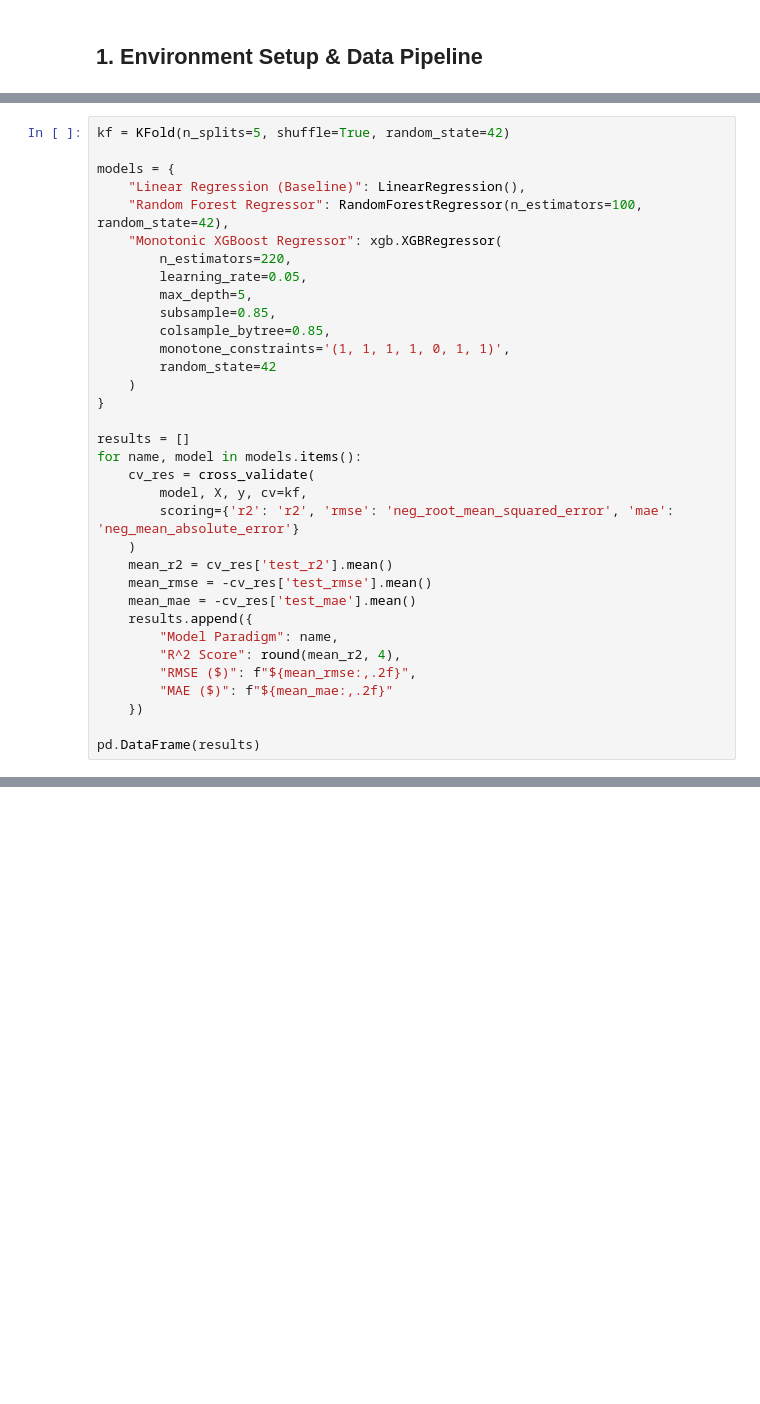
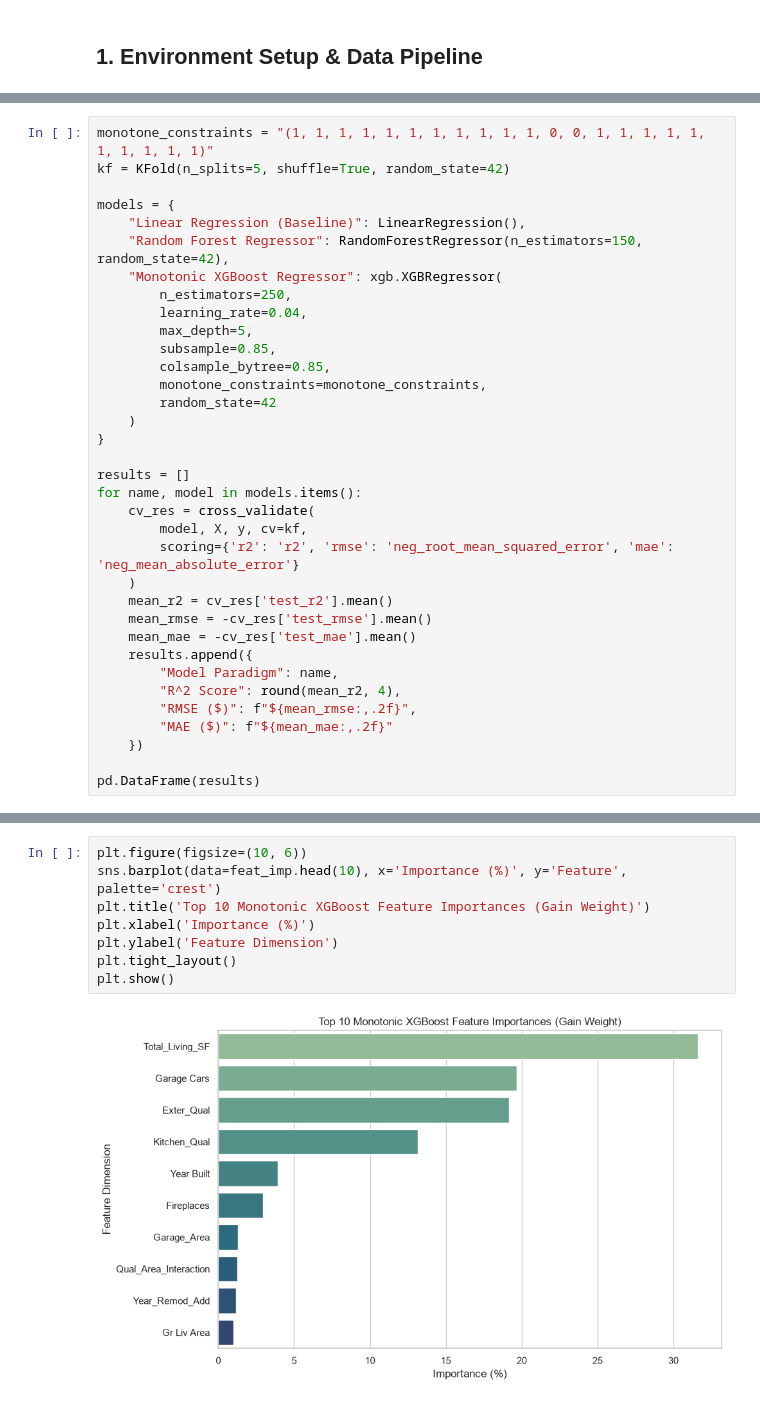
Before and after one commit to akshatgupta2008/real-estate-ml-api, a Jupyter notebook: notebooks/02_model_training_and_eval.ipynb, the cells around one changed output, grey strips where cells are left out. Cells and saved outputs as stored; diff of their text form; blank space fills up the shorter version.

```diff
--- a/notebooks/02_model_training_and_eval.ipynb
+++ b/notebooks/02_model_training_and_eval.ipynb
@@ -37,16 +62,17 @@ print(f"Feature Matrix: {X.shape[0]} rows, {X.shape[1]} columns.")
 # %%
+monotone_constraints = "(1, 1, 1, 1, 1, 1, 1, 1, 1, 1, 1, 0, 0, 1, 1, 1, 1, 1, 1, 1, 1, 1, 1)"
 kf = KFold(n_splits=5, shuffle=True, random_state=42)
 
 models = {
     "Linear Regression (Baseline)": LinearRegression(),
-    "Random Forest Regressor": RandomForestRegressor(n_estimators=100, random_state=42),
+    "Random Forest Regressor": RandomForestRegressor(n_estimators=150, random_state=42),
     "Monotonic XGBoost Regressor": xgb.XGBRegressor(
-        n_estimators=220,
-        learning_rate=0.05,
+        n_estimators=250,
+        learning_rate=0.04,
         max_depth=5,
         subsample=0.85,
         colsample_bytree=0.85,
-        monotone_constraints='(1, 1, 1, 1, 0, 1, 1)',
+        monotone_constraints=monotone_constraints,
         random_state=42
     )
 }
@@ -83,0 +112,10 @@ feat_imp
+# %%
+plt.figure(figsize=(10, 6))
+sns.barplot(data=feat_imp.head(10), x='Importance (%)', y='Feature', palette='crest')
+plt.title('Top 10 Monotonic XGBoost Feature Importances (Gain Weight)')
+plt.xlabel('Importance (%)')
+plt.ylabel('Feature Dimension')
+plt.tight_layout()
+plt.show()
+# %% [output]
+[figure, added]
```
Also changed, not shown: parts of 6 cells of this notebook, 5 other files.
